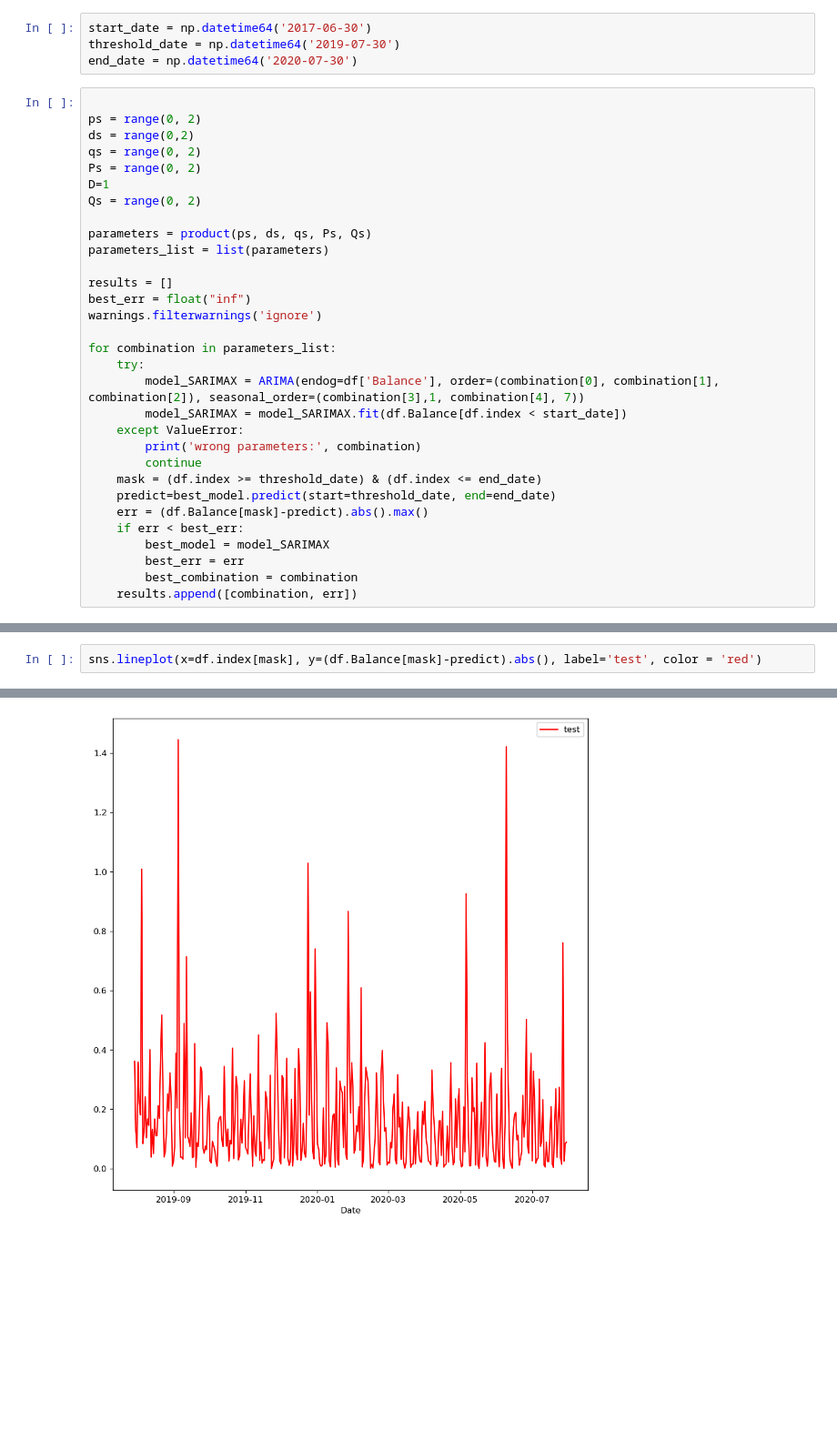
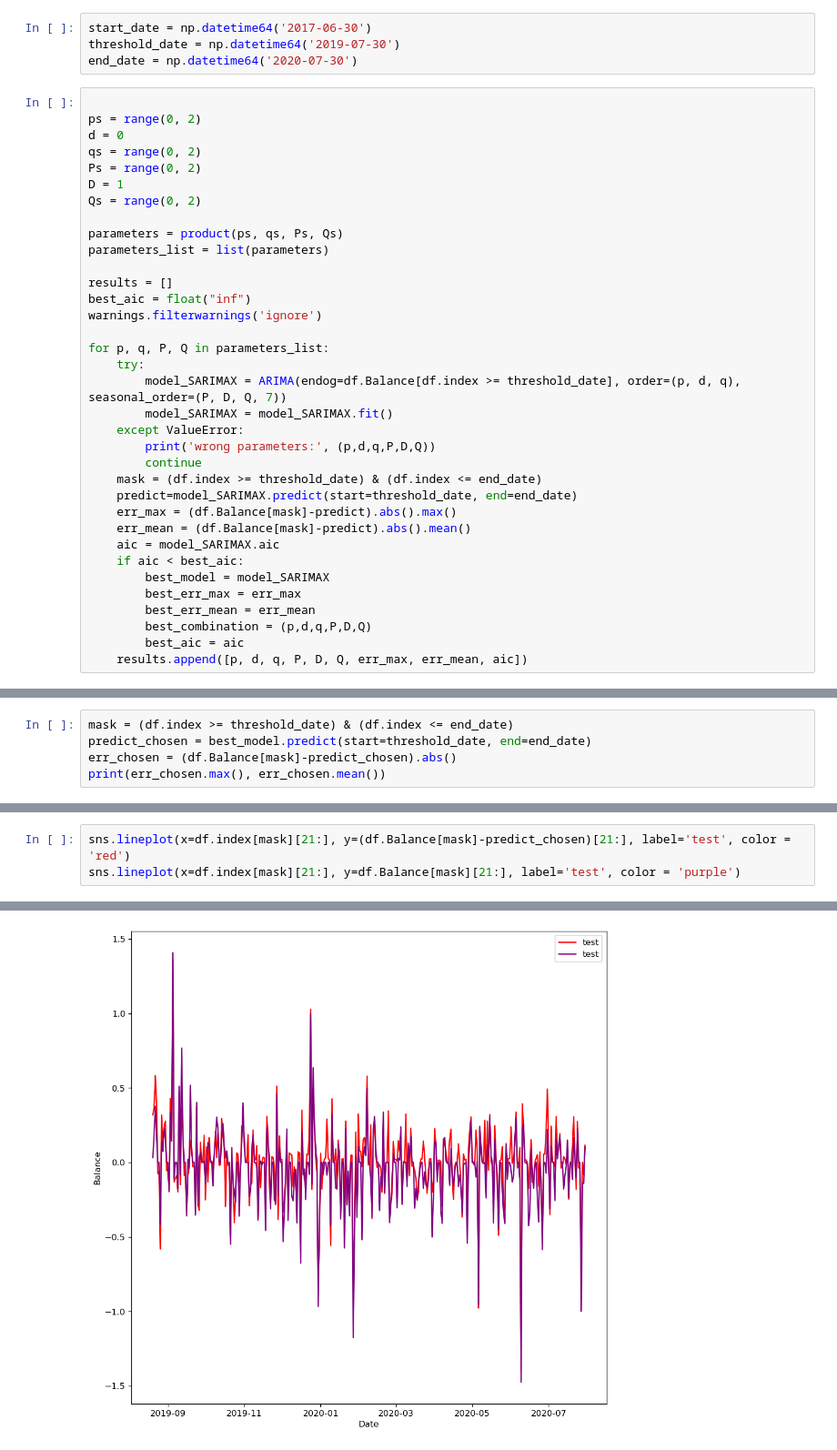
Before and after one commit to xCthulhuFtagn/Time_series_project, a Jupyter notebook: baseline.ipynb, the cells around one changed output, grey strips where cells are left out. Shown at 91% size. Saved outputs shown, nothing was run; the diff lists cells and outputs as text; blank space fills up the shorter version.

```diff
--- a/baseline.ipynb
+++ b/baseline.ipynb
@@ -210,31 +210,35 @@ end_date = np.datetime64('2020-07-30')
 # %%
 
 ps = range(0, 2)
-ds = range(0,2)
+d = 0
 qs = range(0, 2)
 Ps = range(0, 2)
-D=1
+D = 1
 Qs = range(0, 2)
 
-parameters = product(ps, ds, qs, Ps, Qs)
+parameters = product(ps, qs, Ps, Qs)
 parameters_list = list(parameters)
 
 results = []
-best_err = float("inf")
+best_aic = float("inf")
 warnings.filterwarnings('ignore')
 
-for combination in parameters_list:
+for p, q, P, Q in parameters_list:
     try:
-        model_SARIMAX = ARIMA(endog=df['Balance'], order=(combination[0], combination[1], combination[2]), seasonal_order=(combination[3],1, combination[4], 7))
-        model_SARIMAX = model_SARIMAX.fit(df.Balance[df.index < start_date])
+        model_SARIMAX = ARIMA(endog=df.Balance[df.index >= threshold_date], order=(p, d, q), seasonal_order=(P, D, Q, 7))
+        model_SARIMAX = model_SARIMAX.fit()
     except ValueError:
-        print('wrong parameters:', combination)
+        print('wrong parameters:', (p,d,q,P,D,Q))
         continue
     mask = (df.index >= threshold_date) & (df.index <= end_date)
-    predict=best_model.predict(start=threshold_date, end=end_date)
-    err = (df.Balance[mask]-predict).abs().max()
-    if err < best_err:
+    predict=model_SARIMAX.predict(start=threshold_date, end=end_date)
+    err_max = (df.Balance[mask]-predict).abs().max()
+    err_mean = (df.Balance[mask]-predict).abs().mean()
+    aic = model_SARIMAX.aic
+    if aic < best_aic:
         best_model = model_SARIMAX
-        best_err = err
-        best_combination = combination
-    results.append([combination, err])
+        best_err_max = err_max
+        best_err_mean = err_mean
+        best_combination = (p,d,q,P,D,Q)
+        best_aic = aic
+    results.append([p, d, q, P, D, Q, err_max, err_mean, aic])
@@ -288,0 +338,5 @@ mask = (df.index >= threshold_date) & (df.index <= end_date)
+# %%
+mask = (df.index >= threshold_date) & (df.index <= end_date)
+predict_chosen = best_model.predict(start=threshold_date, end=end_date)
+err_chosen = (df.Balance[mask]-predict_chosen).abs()
+print(err_chosen.max(), err_chosen.mean())
@@ -301,3 +358,4 @@ print(err.max(), err.mean())
 # %%
-sns.lineplot(x=df.index[mask], y=(df.Balance[mask]-predict).abs(), label='test', color = 'red')
+sns.lineplot(x=df.index[mask][21:], y=(df.Balance[mask]-predict_chosen)[21:], label='test', color = 'red')
+sns.lineplot(x=df.index[mask][21:], y=df.Balance[mask][21:], label='test', color = 'purple')
 # %% [output]
@@ -305 +363 @@ sns.lineplot(x=df.index[mask], y=(df.Balance[mask]-predict).abs(), label='test',
-[figure, old version]
+[figure, new version]
```
Also changed, not shown: parts of 16 cells of this notebook.
